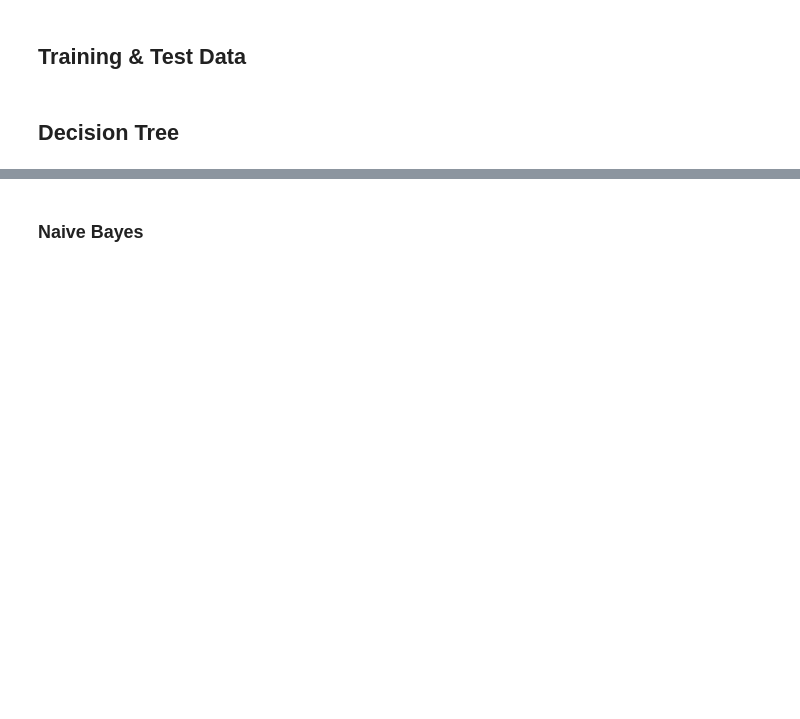
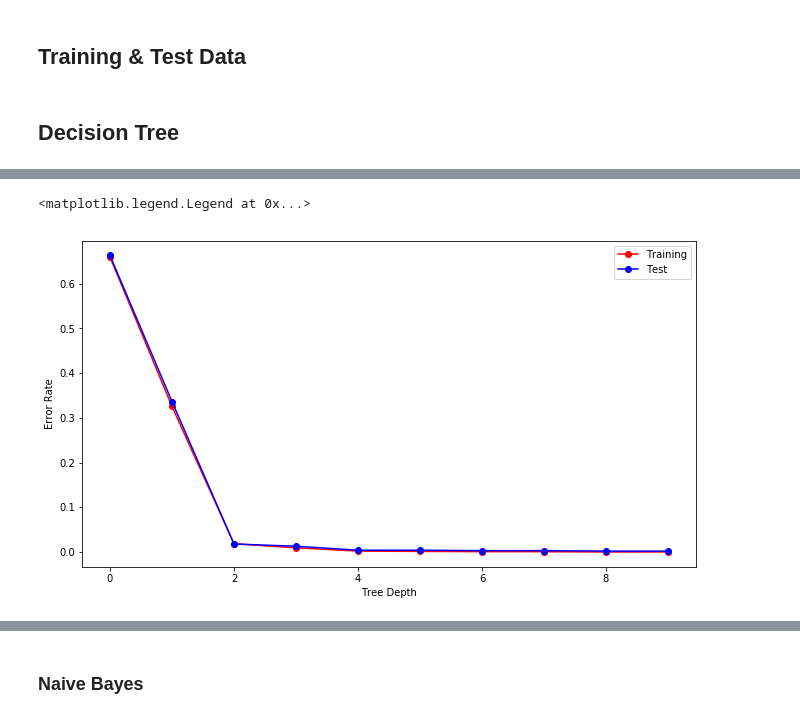
Before and after one commit to pandabytes/PokemonDatamining, a Jupyter notebook: predictors/Pokemon.ipynb, the cells around one changed output, grey strips where cells are left out. Cells and saved outputs as stored; diff of their text form; code cells hidden in the pictures; blank space fills up the shorter version.

```diff
--- a/predictors/Pokemon.ipynb
+++ b/predictors/Pokemon.ipynb
@@ -159,0 +181,26 @@ for kTraining, kTest in zip(kTrainings, kTests):
+# %%
+treeDepths = [i for i in range(10)]
+errors = []
+for depth in treeDepths:
+    learner = dt.DecisionTree(target, depth)
+    learner.train(training)
+    pred = learner.classify(test.drop([target], axis=1))
+    err = ut.computeError(pred, test["Group"])
+    errors.append(err)
+
+trainErrors = []
+for depth in treeDepths:
+    learner = dt.DecisionTree(target, depth)
+    learner.train(training)
+    pred = learner.classify(training.drop([target], axis=1))
+    err = ut.computeError(pred, training["Group"])
+    trainErrors.append(err)
+# %%
+plt.plot(treeDepths, trainErrors, 'ro-', label="Training")
+plt.plot(treeDepths, errors, 'bo-', label="Test")
+plt.xlabel("Tree Depth")
+plt.ylabel("Error Rate")
+plt.legend(loc="best")
+# %% [output]
+<matplotlib.legend.Legend at 0x...>
+[figure, added]
```
Also changed, not shown: parts of 36 cells of this notebook, 3 other files.
